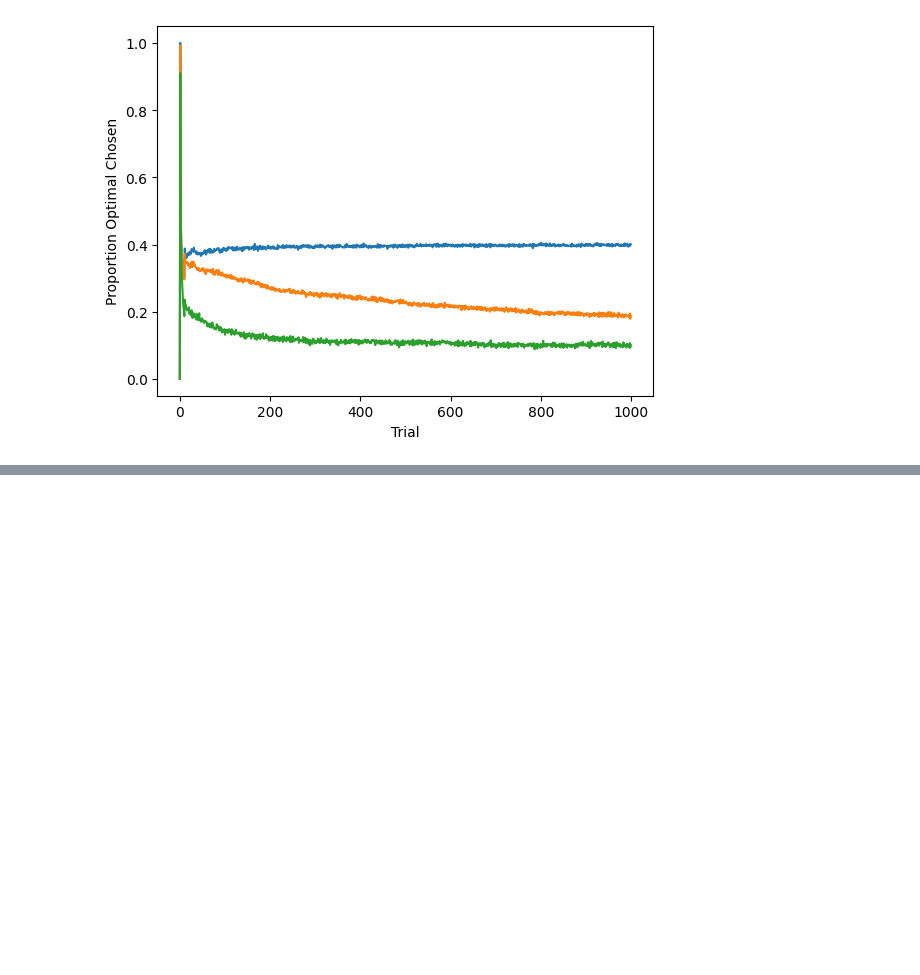
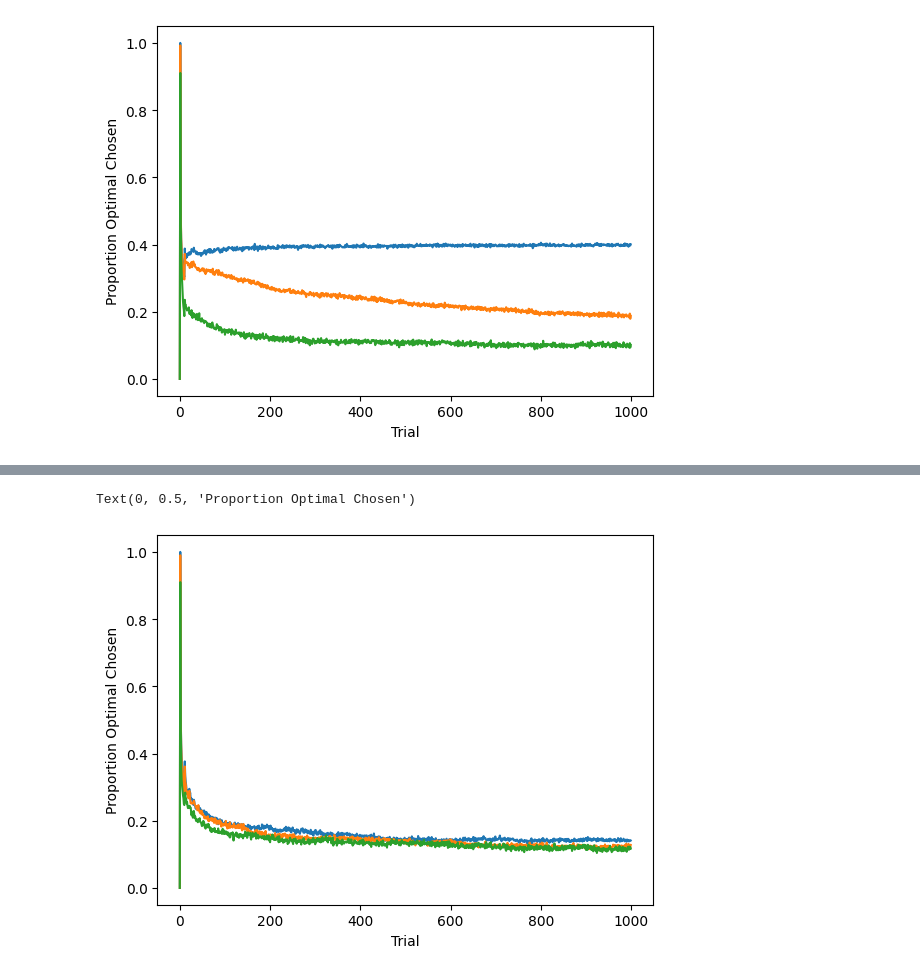
Before and after one commit to cbannard/lela60331_25-26, a Jupyter notebook: ReinforcementLearning_DR1.ipynb, the cells around one changed output, grey strips where cells are left out. Drawn from its saved outputs; the diff is of its cells as text; code cells hidden in the pictures; blank space fills up the shorter version.

```diff
--- a/ReinforcementLearning_DR1.ipynb
+++ b/ReinforcementLearning_DR1.ipynb
@@ -110,0 +161,13 @@ Text(0, 0.5, 'Proportion Optimal Chosen')
+# %%
+plt.plot(no_exploration[1])
+plt.xlabel("Trial")
+plt.ylabel("Proportion Optimal Chosen")
+plt.plot(small_exploration[1])
+plt.xlabel("Trial")
+plt.ylabel("Proportion Optimal Chosen")
+plt.plot(medium_exploration[1])
+plt.xlabel("Trial")
+plt.ylabel("Proportion Optimal Chosen")
+# %% [output]
+Text(0, 0.5, 'Proportion Optimal Chosen')
+[figure, added]
```
Also changed, not shown: parts of 6 cells of this notebook.
